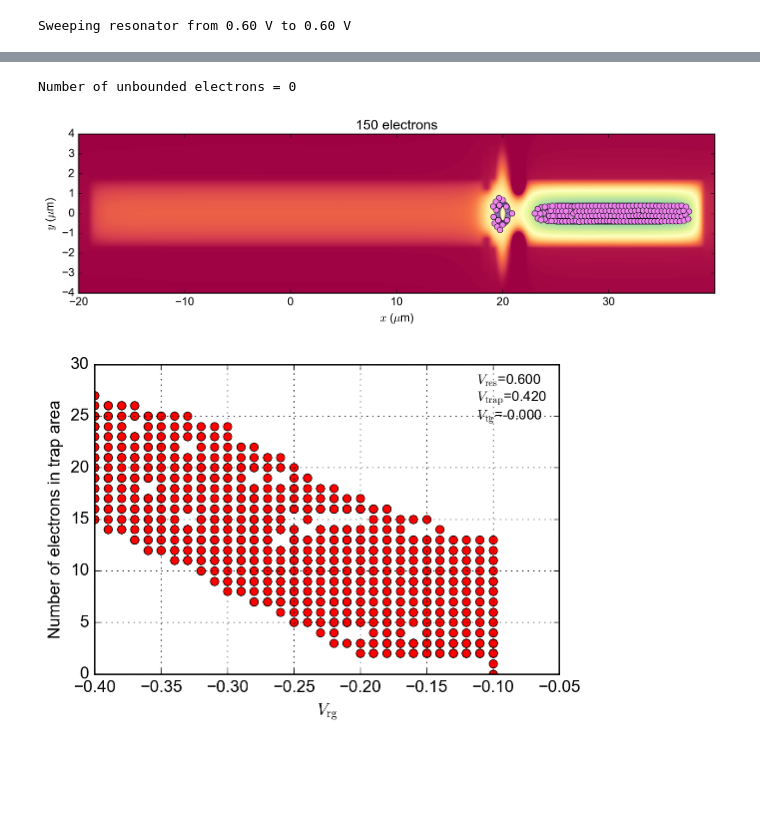
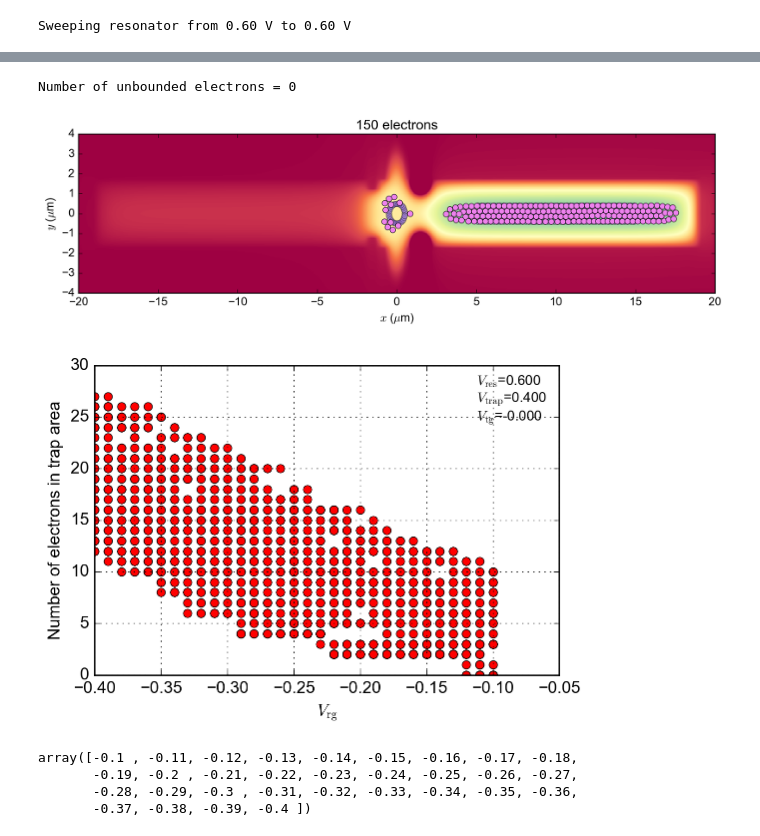
Before and after one commit to gkoolstra/ipython-notebooks, a Jupyter notebook: 20170808 - Maximum number of electrons in the trap.ipynb, the cells around one changed output, grey strips where cells are left out. Drawn from its saved outputs; the diff is of its cells as text; code cells hidden in the pictures; blank space fills up the shorter version.

```diff
--- a/20170808 - Maximum number of electrons in the trap.ipynb
+++ b/20170808 - Maximum number of electrons in the trap.ipynb
@@ -19,5 +17,5 @@ Could not import BEM module. Please do so manually.
 # %%
-with open("Scripts/settings.json") as datafile:
+with open("/Volumes/slab/Gerwin/Electron on helium/Maxwell/M018 Yggdrasil/M018V6/With L3 etch/settings.json") as datafile:
     settings = json.load(datafile)
 
 simulation_name = settings['prelims']['simulation_name']
@@ -50,7 +48,7 @@ inserted_res_length = settings['electrostatics']['inserted_res_length'] # This i
 inserted_trap_length = settings['electrostatics']['inserted_trap_length'] # This is the length to be inserted in the Maxwell potential; units are in um
 # %%
 v1 = np.arange(-0.10, -0.40, -0.01)
-v2 = np.arange(0.42, 0.12, -0.01)
+v2 = np.arange(0.40, 0.05, -0.01)
 
 Vrg = np.tile(v1, len(v2))#np.arange(0.00, -0.50-0.005, -0.005)
 Vtrap = np.repeat(v2, len(v1))# * np.ones(len(Vrg)) #(0.120 + offset) * np.ones(len(Vrg))
@@ -86,7 +86,7 @@ electron_initial_positions = anneal.get_rectangular_initial_condition(N_electron
 # %% [output]
 Sweeping resonator from 0.60 V to 0.60 V
 # %%
-center = (20E-6, 0E-6)
+center = (0E-6, 0E-6)
 radius = 0.5E-6
 N = 30
 init_trap_x = [center[0] + radius * np.cos(2*np.pi*i/np.float(N)) for i in range(N)]
@@ -182,6 +185,7 @@ c = trap_analysis.get_constants()
 
 x_eval, y_eval, cropped_potentials = t.crop_potentials(output, ydomain=None, xdomain=None)
 electrons_in_the_trap = list()
+ensemble_energy = list()
 
 for k, s in tqdm(enumerate(sweep_points)):
     coefficients = np.array([Vres[k], Vtrap[k], Vrg[k], Vcg, Vtg[k]])
@@ -319,7 +323,8 @@ for k, s in tqdm(enumerate(sweep_points)):
     # Use the solution from the current time step as the initial condition for the next timestep!
 #     electron_initial_positions = best_res['x']
     ex, ey = anneal.r2xy(best_res['x'])
-    electrons_in_the_trap.append(np.sum(np.logical_and(ex<21.5E-6, ex>18.0E-6)))
+    electrons_in_the_trap.append(np.sum(np.logical_and(ex<+1.75E-6, ex>-1.75E-6)))
+    ensemble_energy.append(best_res['fun'])
 
     if 0:
         fig = plt.figure(figsize=(8.,3.))
@@ -370,32 +375,39 @@ if show_final_result:
     if best_res['status'] > 0:
        plt.text(2, -2, "Minimization did not converge", fontdict={"size" : 10})
 
     plt.xlabel("$x$ ($\mu$m)")
     plt.ylabel("$y$ ($\mu$m)")
     plt.title("%d electrons" % (N_electrons))
     plt.xlim(np.min(x_eval), np.max(x_eval))
     plt.ylim(np.min(y_eval), np.max(y_eval))
 
     if save:
         common.save_figure(fig2, save_path=os.path.join(save_path, sub_dir))
 
     num_unbounded_electrons = anneal.check_unbounded_electrons(best_res['x'],
                                                                xdomain=(np.min(x_eval) * 1E-6, np.max(x_eval) * 1E-6),
                                                                ydomain=(np.min(y_eval) * 1E-6, np.max(y_eval) * 1E-6))
 
     print("Number of unbounded electrons = %d" % num_unbounded_electrons)
 
     plt.show()
 
     fig = plt.figure()
     plt.plot(Vrg, electrons_in_the_trap, 'or',
              label="$V_\mathrm{res}$=%.3f\n$V_\mathrm{trap}$=%.3f\n$V_\mathrm{tg}$=%.3f"%(Vres[0], Vtrap[0], Vtg[0]))
     plt.xlabel("$V_\mathrm{rg}$")
     plt.ylabel("Number of electrons in trap area")
     plt.legend(loc=0, prop={"size":10}, markerscale=0, frameon=False)
     plt.ylim(0, 30)
     plt.grid()
 # %% [output]
 Number of unbounded electrons = 0
-[figure, old version]
+[figure, new version]
-[figure, old version]
+[figure, new version]
+# %%
+v1
+# %% [output]
+array([-0.1 , -0.11, -0.12, -0.13, -0.14, -0.15, -0.16, -0.17, -0.18,
+       -0.19, -0.2 , -0.21, -0.22, -0.23, -0.24, -0.25, -0.26, -0.27,
+       -0.28, -0.29, -0.3 , -0.31, -0.32, -0.33, -0.34, -0.35, -0.36,
+       -0.37, -0.38, -0.39, -0.4 ])
```
Also changed, not shown: parts of 9 cells of this notebook, 7 other files.
